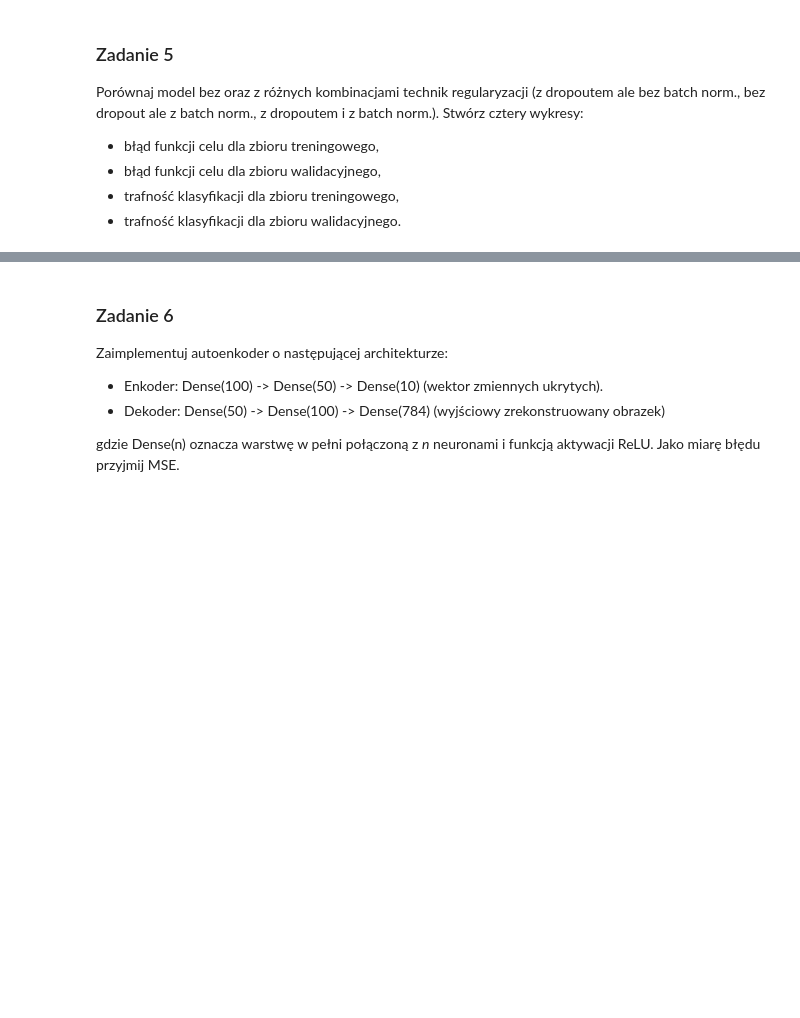
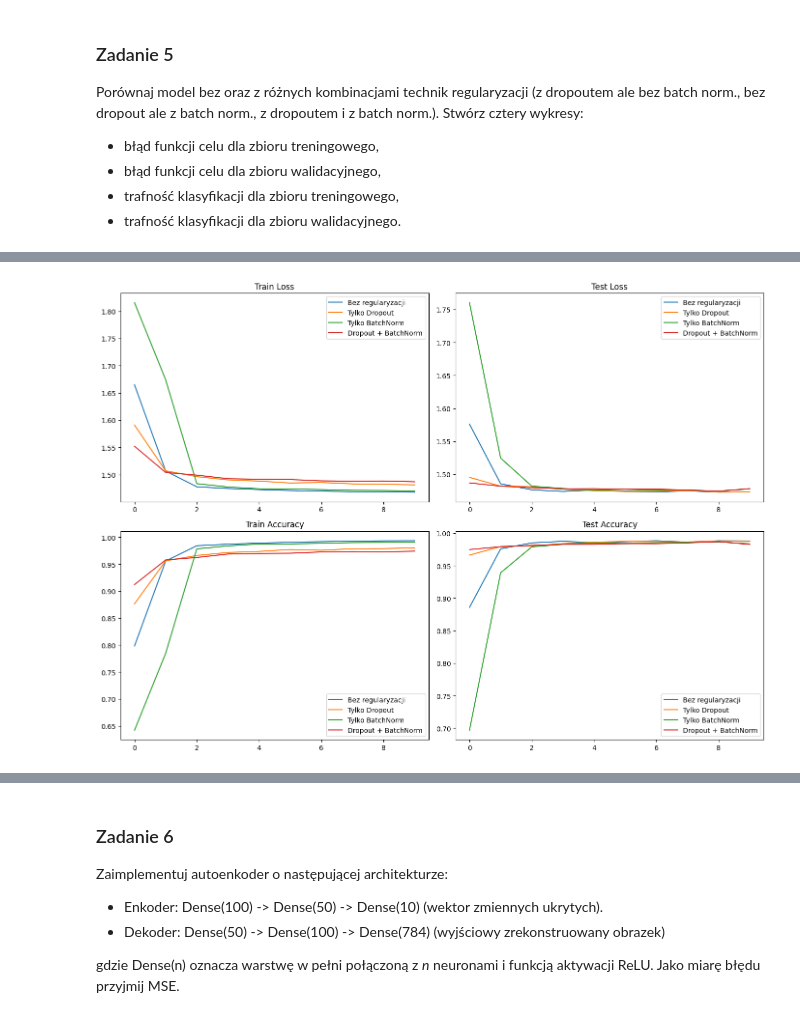
Before and after one commit to Michaszek224/wprowadzeniedosiecineuronowych, a Jupyter notebook: ssn5/snum_lab_regularization_and_autoencoders_pytorch.ipynb, the cells around one changed output, grey strips where cells are left out. Cells and saved outputs as stored; diff of their text form; code cells hidden in the pictures; blank space fills up the shorter version.

```diff
--- a/ssn5/snum_lab_regularization_and_autoencoders_pytorch.ipynb
+++ b/ssn5/snum_lab_regularization_and_autoencoders_pytorch.ipynb
@@ -37,17 +39,11 @@ from torchvision.transforms import ToTensor
 import matplotlib.pyplot as plt
 
 train_data = datasets.MNIST(
-    root="data",
-    train=True,
-    download=True,
-    transform=ToTensor()
+    root="data", train=True, download=True, transform=ToTensor()
 )
 
 test_data = datasets.MNIST(
-    root="data",
-    train=False,
-    download=True,
-    transform=ToTensor()
+    root="data", train=False, download=True, transform=ToTensor()
 )
 train_loader = DataLoader(train_data, batch_size=128, shuffle=True)
 test_loader = DataLoader(test_data, batch_size=128)
@@ -63,6 +59,7 @@ Poniżej przykładowa implementacja modułu warstwy liniowej całkowicie od pods
 import torch
 import torch.nn as nn
 import torch.optim as optim
+
 
 class CustomLayer(nn.Module):
     def __init__(self, input_dim, output_dim):
@@ -76,6 +73,7 @@ class CustomLayer(nn.Module):
         x = x.view(x.size(0), -1)
         return torch.mm(x, self.weights)
 
+
 class CustomModel(nn.Module):
     def __init__(self, num_classes=10):
         super(CustomModel, self).__init__()
@@ -85,7 +83,7 @@ class CustomModel(nn.Module):
             CustomLayer(512, 512),
             nn.ReLU(),
             CustomLayer(512, num_classes),
-            nn.Softmax(dim=1)
+            nn.Softmax(dim=1),
         )
 
     def forward(self, x):
@@ -240,0 +500,54 @@ Stwórz cztery wykresy:
+# %%
+# Zadanie 5 - Porównanie regularyzacji
+configs = [
+    {"name": "Bez regularyzacji", "dropout": False, "batchnorm": False},
+    {"name": "Tylko Dropout", "dropout": True, "batchnorm": False},
+    {"name": "Tylko BatchNorm", "dropout": False, "batchnorm": True},
+    {"name": "Dropout + BatchNorm", "dropout": True, "batchnorm": True},
+]
+
+all_histories = {}
+for cfg in configs:
+    print(f"\n=== {cfg['name']} ===")
+    model = ModelWithRegularization(
+        num_classes=10, use_dropout=cfg["dropout"], use_batchnorm=cfg["batchnorm"]
+    ).cuda()
+    optimizer = optim.Adam(model.parameters())
+    history = train_and_test(
+        train_loader,
+        test_loader,
+        model,
+        optimizer,
+        criterion,
+        metric=accuracy,
+        epochs=10,
+        verbose=False,
+    )
+    all_histories[cfg["name"]] = history
+
+# Wykresy
+fig, axes = plt.subplots(2, 2, figsize=(14, 10))
+
+for name, history in all_histories.items():
+    epochs = [h["epoch"] for h in history]
+    train_loss = [h["train_loss"] / len(train_loader.dataset) for h in history]
+    test_loss = [h["test_loss"] / len(test_loader.dataset) for h in history]
+    train_acc = [h["train_accuracy"] / len(train_loader.dataset) for h in history]
+    test_acc = [h["test_accuracy"] / len(test_loader.dataset) for h in history]
+
+    axes[0, 0].plot(epochs, train_loss, label=name)
+    axes[0, 1].plot(epochs, test_loss, label=name)
+    axes[1, 0].plot(epochs, train_acc, label=name)
+    axes[1, 1].plot(epochs, test_acc, label=name)
+
+axes[0, 0].set_title("Train Loss")
+axes[0, 0].legend()
+axes[0, 1].set_title("Test Loss")
+axes[0, 1].legend()
+axes[1, 0].set_title("Train Accuracy")
+axes[1, 0].legend()
+axes[1, 1].set_title("Test Accuracy")
+axes[1, 1].legend()
+plt.tight_layout()
+plt.show()
+# %% [output]
@@ -241,3 +567,4 @@ Stwórz cztery wykresy:
+[figure, added]
 # %% [markdown]
 ## Autoenkodery
 
```
Also changed, not shown: parts of 15 cells of this notebook, 1 other file.
